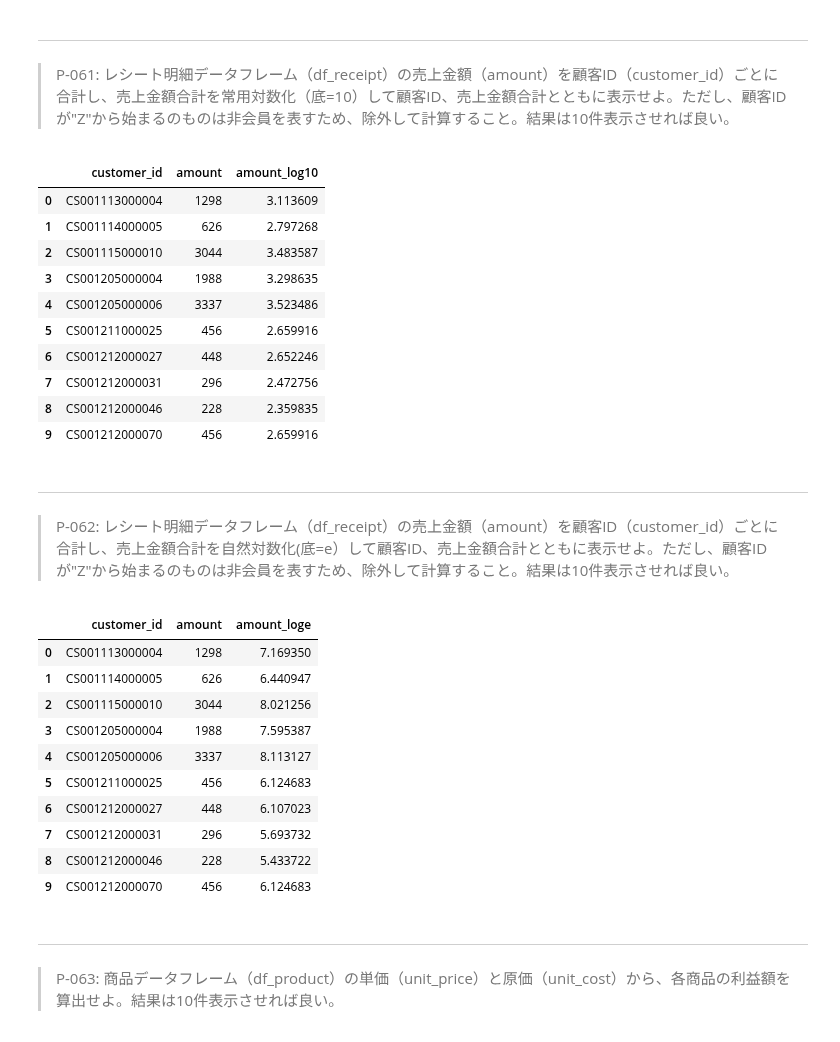
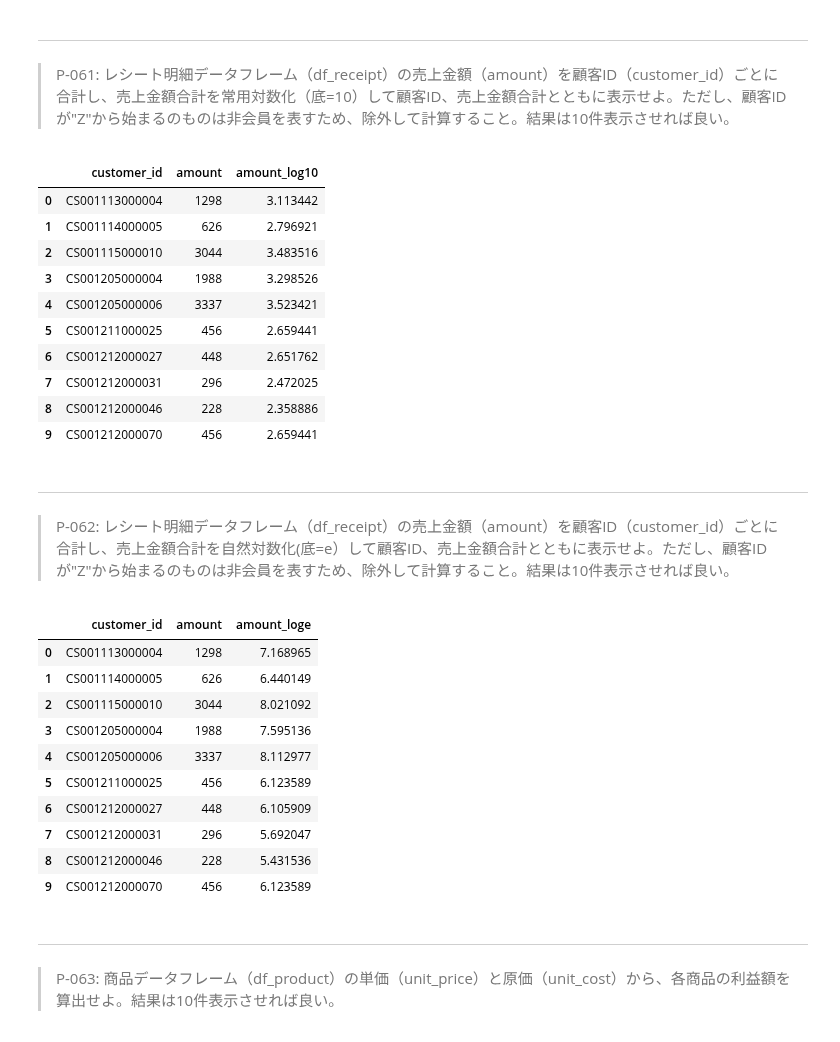
Before and after one commit to The-Japan-DataScientist-Society/100knocks-preprocess, a Jupyter notebook: docker/work/answer/ans_preprocess_knock_Python.ipynb, the cells around one changed output. Cells and saved outputs as stored; diff of their text form; code cells hidden in the pictures.

```diff
--- a/docker/work/answer/ans_preprocess_knock_Python.ipynb
+++ b/docker/work/answer/ans_preprocess_knock_Python.ipynb
@@ -1365,23 +1365,23 @@ df_sales_amount.head(10)
 # %%
 # skleanのpreprocessing.scaleを利用するため、標本標準偏差で計算されている
 df_sales_amount = df_receipt.query('not customer_id.str.startswith("Z")',
                                    engine='python'). \
                                    groupby('customer_id'). \
                                    agg({'amount':'sum'}).reset_index()
-df_sales_amount['amount_log10'] = np.log10(df_sales_amount['amount'] + 1)
+df_sales_amount['amount_log10'] = np.log10(df_sales_amount['amount'] + 0.5)
 df_sales_amount.head(10)
 # %% [output]
 |  | customer_id | amount | amount_log10 |
-| 0 | CS001113000004 | 1298 | 3.113609 |
-| 1 | CS001114000005 | 626 | 2.797268 |
-| 2 | CS001115000010 | 3044 | 3.483587 |
-| 3 | CS001205000004 | 1988 | 3.298635 |
-| 4 | CS001205000006 | 3337 | 3.523486 |
-| 5 | CS001211000025 | 456 | 2.659916 |
-| 6 | CS001212000027 | 448 | 2.652246 |
-| 7 | CS001212000031 | 296 | 2.472756 |
-| 8 | CS001212000046 | 228 | 2.359835 |
-| 9 | CS001212000070 | 456 | 2.659916 |
+| 0 | CS001113000004 | 1298 | 3.113442 |
+| 1 | CS001114000005 | 626 | 2.796921 |
+| 2 | CS001115000010 | 3044 | 3.483516 |
+| 3 | CS001205000004 | 1988 | 3.298526 |
+| 4 | CS001205000006 | 3337 | 3.523421 |
+| 5 | CS001211000025 | 456 | 2.659441 |
+| 6 | CS001212000027 | 448 | 2.651762 |
+| 7 | CS001212000031 | 296 | 2.472025 |
+| 8 | CS001212000046 | 228 | 2.358886 |
+| 9 | CS001212000070 | 456 | 2.659441 |
 # %% [markdown]
 ---
 > P-062: レシート明細データフレーム（df_receipt）の売上金額（amount）を顧客ID（customer_id）ごとに合計し、売上金額合計を自然対数化(底=e）して顧客ID、売上金額合計とともに表示せよ。ただし、顧客IDが"Z"から始まるのものは非会員を表すため、除外して計算すること。結果は10件表示させれば良い。
@@ -1390,20 +1390,20 @@ df_sales_amount = df_receipt.query('not customer_id.str.startswith("Z")',
                                    engine='python'). \
                                    groupby('customer_id'). \
                                    agg({'amount':'sum'}).reset_index()
-df_sales_amount['amount_loge'] = np.log(df_sales_amount['amount'] + 1)
+df_sales_amount['amount_loge'] = np.log(df_sales_amount['amount'] + 0.5)
 df_sales_amount.head(10)
 # %% [output]
 |  | customer_id | amount | amount_loge |
-| 0 | CS001113000004 | 1298 | 7.169350 |
-| 1 | CS001114000005 | 626 | 6.440947 |
-| 2 | CS001115000010 | 3044 | 8.021256 |
-| 3 | CS001205000004 | 1988 | 7.595387 |
-| 4 | CS001205000006 | 3337 | 8.113127 |
-| 5 | CS001211000025 | 456 | 6.124683 |
-| 6 | CS001212000027 | 448 | 6.107023 |
-| 7 | CS001212000031 | 296 | 5.693732 |
-| 8 | CS001212000046 | 228 | 5.433722 |
-| 9 | CS001212000070 | 456 | 6.124683 |
+| 0 | CS001113000004 | 1298 | 7.168965 |
+| 1 | CS001114000005 | 626 | 6.440149 |
+| 2 | CS001115000010 | 3044 | 8.021092 |
+| 3 | CS001205000004 | 1988 | 7.595136 |
+| 4 | CS001205000006 | 3337 | 8.112977 |
+| 5 | CS001211000025 | 456 | 6.123589 |
+| 6 | CS001212000027 | 448 | 6.105909 |
+| 7 | CS001212000031 | 296 | 5.692047 |
+| 8 | CS001212000046 | 228 | 5.431536 |
+| 9 | CS001212000070 | 456 | 6.123589 |
 # %% [markdown]
 ---
 > P-063: 商品データフレーム（df_product）の単価（unit_price）と原価（unit_cost）から、各商品の利益額を算出せよ。結果は10件表示させれば良い。
```
Also changed, not shown: parts of 8 cells of this notebook, 14 other files.
